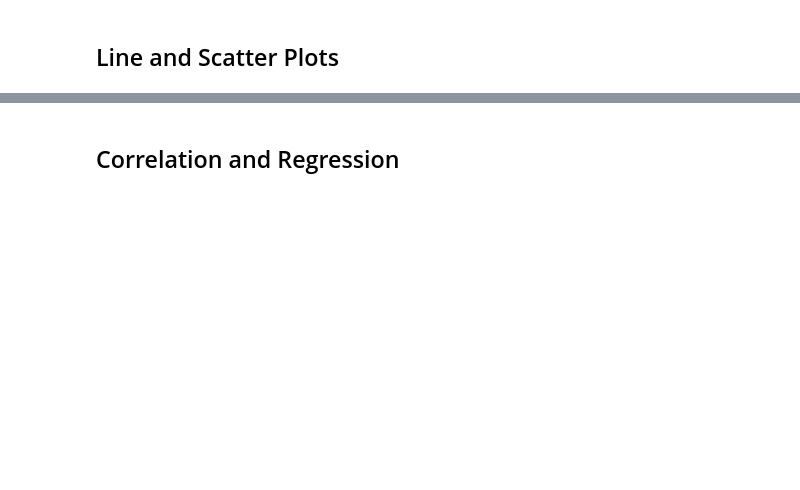
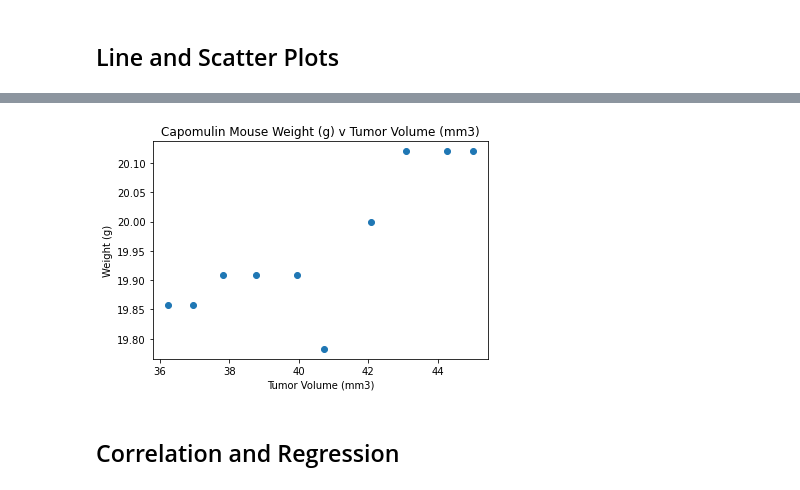
Before and after one commit to RebelDroid09/graphing-challenge, a Jupyter notebook: pymaceuticals_starter.ipynb, the cells around one changed output, grey strips where cells are left out. Cells and saved outputs as stored; diff of their text form; code cells hidden in the pictures; blank space fills up the shorter version.

```diff
--- a/pymaceuticals_starter.ipynb
+++ b/pymaceuticals_starter.ipynb
@@ -281,3 +339,15 @@ print(outlier_datapoints)
+# %%
+# Generate a scatter plot of average tumor volume vs. mouse weight for the Capomulin regimen
+averageCapoVolume = capomulinMice.groupby('Timepoint')['Tumor Volume (mm3)'].mean()
+averageCapoWeight = capomulinMice.groupby('Timepoint')['Weight (g)'].mean()
+
+plt.scatter(averageCapoVolume, averageCapoWeight)
+plt.xlabel("Tumor Volume (mm3)")
+plt.ylabel("Weight (g)")
+plt.title('Capomulin Mouse Weight (g) v Tumor Volume (mm3)')
+plt.show()
+# %% [output]
+[figure, added]
 # %% [markdown]
 ## Correlation and Regression
 # %%
```
Also changed, not shown: parts of 6 cells of this notebook.
